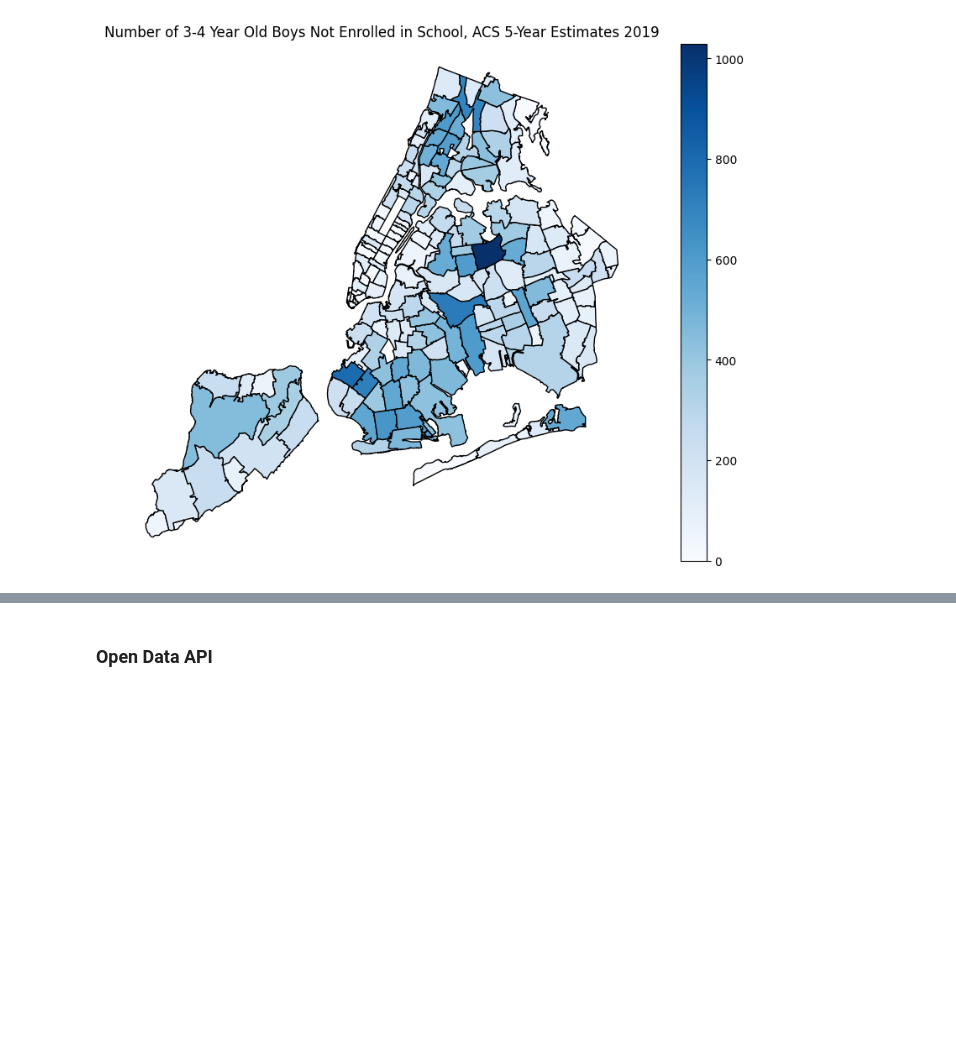
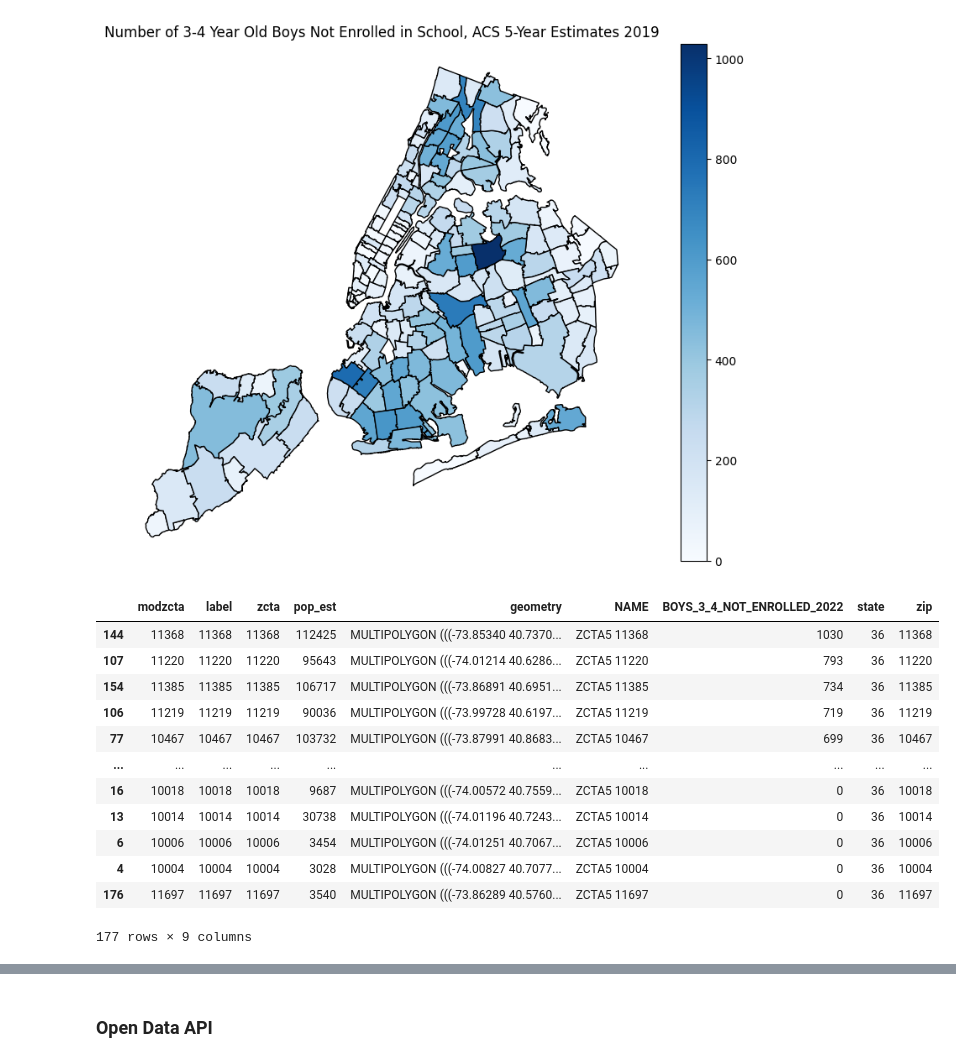
Before and after one commit to tharma3/school_of_data_24, a Jupyter notebook: OpenSourceAPIs_SOD.ipynb, the cells around one changed output, grey strips where cells are left out. Drawn from its saved outputs; the diff is of its cells as text; code cells hidden in the pictures; blank space fills up the shorter version.

```diff
--- a/OpenSourceAPIs_SOD.ipynb
+++ b/OpenSourceAPIs_SOD.ipynb
@@ -165,7 +161,7 @@ url = "https://api.census.gov/data/2019/acs/acs5?get=NAME," + detail_key +\
   "&for=zip%20code%20tabulation%20area:*&in=state:36&key=" + myAPI
 resp = requests.request('GET', url).content
 key_zip = pd.read_csv(io.StringIO(resp.decode('utf-8').replace('[','').replace(']','')))
-key_zip = key_zip.rename(columns={detail_key:detail_name+'_2019', 'zip code tabulation area':'zip'})
+key_zip = key_zip.rename(columns={detail_key:detail_name+'_2022', 'zip code tabulation area':'zip'})
 # %%
 #let's take a look!
 key_zip.head()
@@ -256,6 +256,22 @@ boys_3_4_not_enrolled_nyc_zcta.plot(ax=ax, cmap='Blues', column='BOYS_3_4_NOT_EN
 plt.show(); #show your work!
 # %% [output]
 [figure]
+# %%
+boys_3_4_not_enrolled_nyc_zcta.sort_values('BOYS_3_4_NOT_ENROLLED_2022', ascending=False)
+# %% [output]
+|  | modzcta | label | zcta | pop_est | geometry | NAME | BOYS_3_4_NOT_ENROLLED_2022 | state | zip |
+| 144 | 11368 | 11368 | 11368 | 112425 | MULTIPOLYGON (((-73.85340 40.7370... | ZCTA5 11368 | 1030 | 36 | 11368 |
+| 107 | 11220 | 11220 | 11220 | 95643 | MULTIPOLYGON (((-74.01214 40.6286... | ZCTA5 11220 | 793 | 36 | 11220 |
+| 154 | 11385 | 11385 | 11385 | 106717 | MULTIPOLYGON (((-73.86891 40.6951... | ZCTA5 11385 | 734 | 36 | 11385 |
+| 106 | 11219 | 11219 | 11219 | 90036 | MULTIPOLYGON (((-73.99728 40.6197... | ZCTA5 11219 | 719 | 36 | 11219 |
+| 77 | 10467 | 10467 | 10467 | 103732 | MULTIPOLYGON (((-73.87991 40.8683... | ZCTA5 10467 | 699 | 36 | 10467 |
+| ... | ... | ... | ... | ... | ... | ... | ... | ... | ... |
+| 16 | 10018 | 10018 | 10018 | 9687 | MULTIPOLYGON (((-74.00572 40.7559... | ZCTA5 10018 | 0 | 36 | 10018 |
+| 13 | 10014 | 10014 | 10014 | 30738 | MULTIPOLYGON (((-74.01196 40.7243... | ZCTA5 10014 | 0 | 36 | 10014 |
+| 6 | 10006 | 10006 | 10006 | 3454 | MULTIPOLYGON (((-74.01251 40.7067... | ZCTA5 10006 | 0 | 36 | 10006 |
+| 4 | 10004 | 10004 | 10004 | 3028 | MULTIPOLYGON (((-74.00827 40.7077... | ZCTA5 10004 | 0 | 36 | 10004 |
+| 176 | 11697 | 11697 | 11697 | 3540 | MULTIPOLYGON (((-73.86289 40.5760... | ZCTA5 11697 | 0 | 36 | 11697 |
+177 rows × 9 columns
 # %%
 #run this cell if you want to export the file!
 from google.colab import files
```
Also changed, not shown: parts of 17 cells of this notebook.
